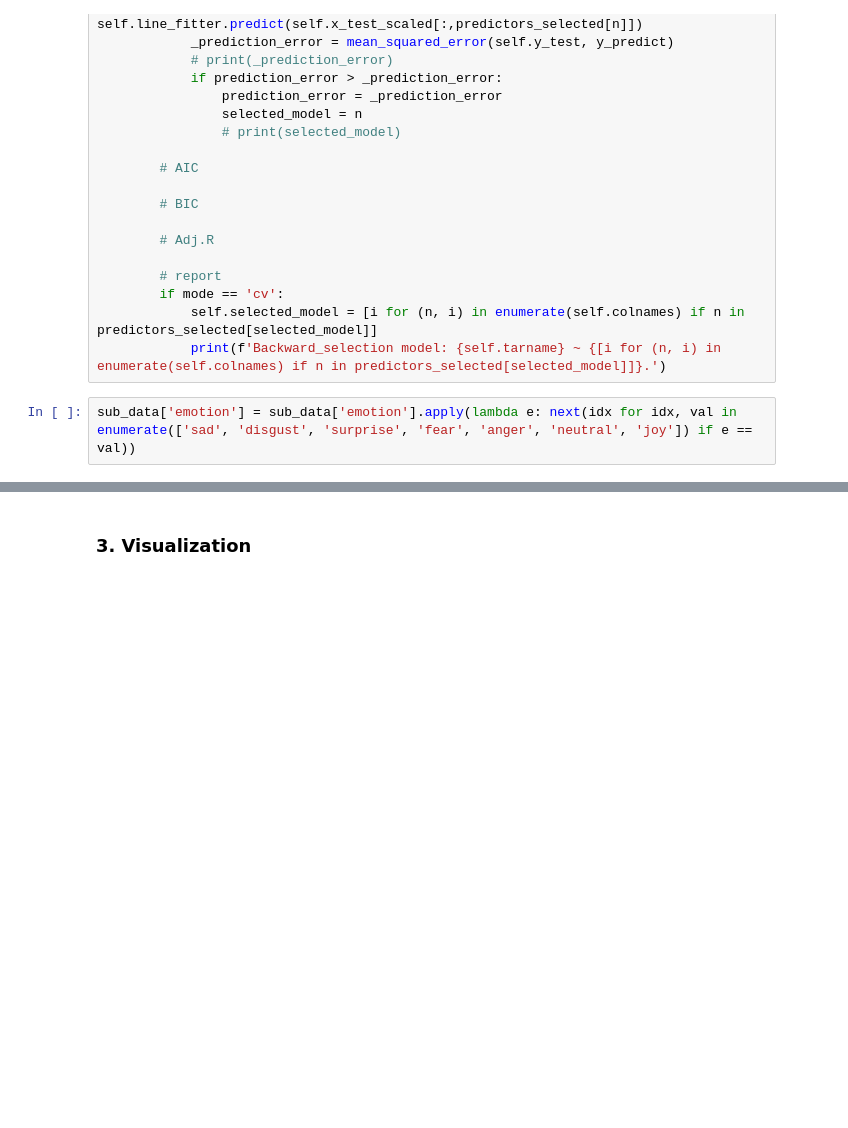
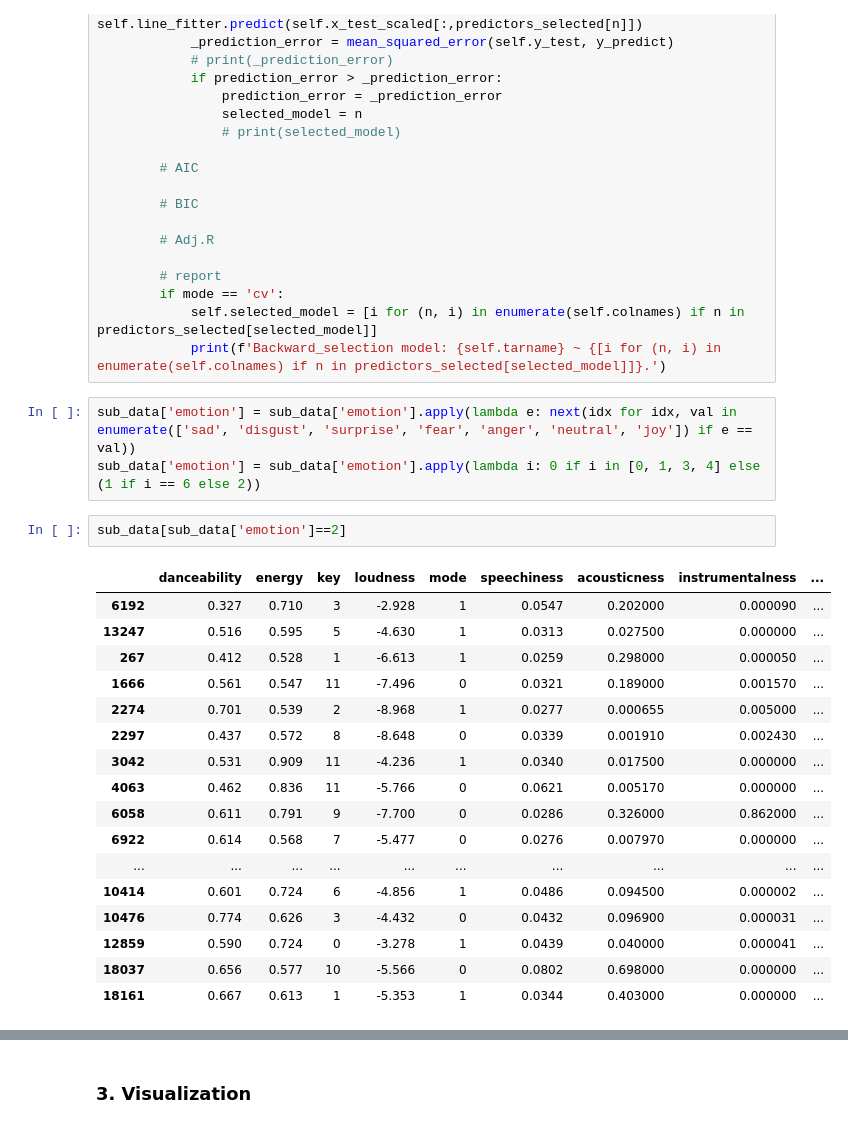
Before and after one commit to OnedayOneyeah/BKMS, a Jupyter notebook: data_analysis.ipynb, the cells around one changed output, grey strips where cells are left out. Saved outputs shown, nothing was run; the diff lists cells and outputs as text; blank space fills up the shorter version.

```diff
--- a/data_analysis.ipynb
+++ b/data_analysis.ipynb
@@ -189,6 +189,27 @@ class backward_selection:
             print(f'Backward_selection model: {self.tarname} ~ {[i for (n, i) in enumerate(self.colnames) if n in predictors_selected[selected_model]]}.')
 # %%
 sub_data['emotion'] = sub_data['emotion'].apply(lambda e: next(idx for idx, val in enumerate(['sad', 'disgust', 'surprise', 'fear', 'anger', 'neutral', 'joy']) if e == val))
+sub_data['emotion'] = sub_data['emotion'].apply(lambda i: 0 if i in [0, 1, 3, 4] else (1 if i == 6 else 2))
+# %%
+sub_data[sub_data['emotion']==2]
+# %% [output]
+|  | danceability | energy | key | loudness | mode | speechiness | acousticness | instrumentalness | ... |
+| 6192 | 0.327 | 0.710 | 3 | -2.928 | 1 | 0.0547 | 0.202000 | 0.000090 | ... |
+| 13247 | 0.516 | 0.595 | 5 | -4.630 | 1 | 0.0313 | 0.027500 | 0.000000 | ... |
+| 267 | 0.412 | 0.528 | 1 | -6.613 | 1 | 0.0259 | 0.298000 | 0.000050 | ... |
+| 1666 | 0.561 | 0.547 | 11 | -7.496 | 0 | 0.0321 | 0.189000 | 0.001570 | ... |
+| 2274 | 0.701 | 0.539 | 2 | -8.968 | 1 | 0.0277 | 0.000655 | 0.005000 | ... |
+| 2297 | 0.437 | 0.572 | 8 | -8.648 | 0 | 0.0339 | 0.001910 | 0.002430 | ... |
+| 3042 | 0.531 | 0.909 | 11 | -4.236 | 1 | 0.0340 | 0.017500 | 0.000000 | ... |
+| 4063 | 0.462 | 0.836 | 11 | -5.766 | 0 | 0.0621 | 0.005170 | 0.000000 | ... |
+| 6058 | 0.611 | 0.791 | 9 | -7.700 | 0 | 0.0286 | 0.326000 | 0.862000 | ... |
+| 6922 | 0.614 | 0.568 | 7 | -5.477 | 0 | 0.0276 | 0.007970 | 0.000000 | ... |
+| ... | ... | ... | ... | ... | ... | ... | ... | ... | ... |
+| 10414 | 0.601 | 0.724 | 6 | -4.856 | 1 | 0.0486 | 0.094500 | 0.000002 | ... |
+| 10476 | 0.774 | 0.626 | 3 | -4.432 | 0 | 0.0432 | 0.096900 | 0.000031 | ... |
+| 12859 | 0.590 | 0.724 | 0 | -3.278 | 1 | 0.0439 | 0.040000 | 0.000041 | ... |
+| 18037 | 0.656 | 0.577 | 10 | -5.566 | 0 | 0.0802 | 0.698000 | 0.000000 | ... |
+| 18161 | 0.667 | 0.613 | 1 | -5.353 | 1 | 0.0344 | 0.403000 | 0.000000 | ... |
 # %%
 
 model = backward_selection(sub_data.iloc[:,:-1],sub_data.iloc[:,-1])
```
Also changed, not shown: parts of 7 cells of this notebook.
